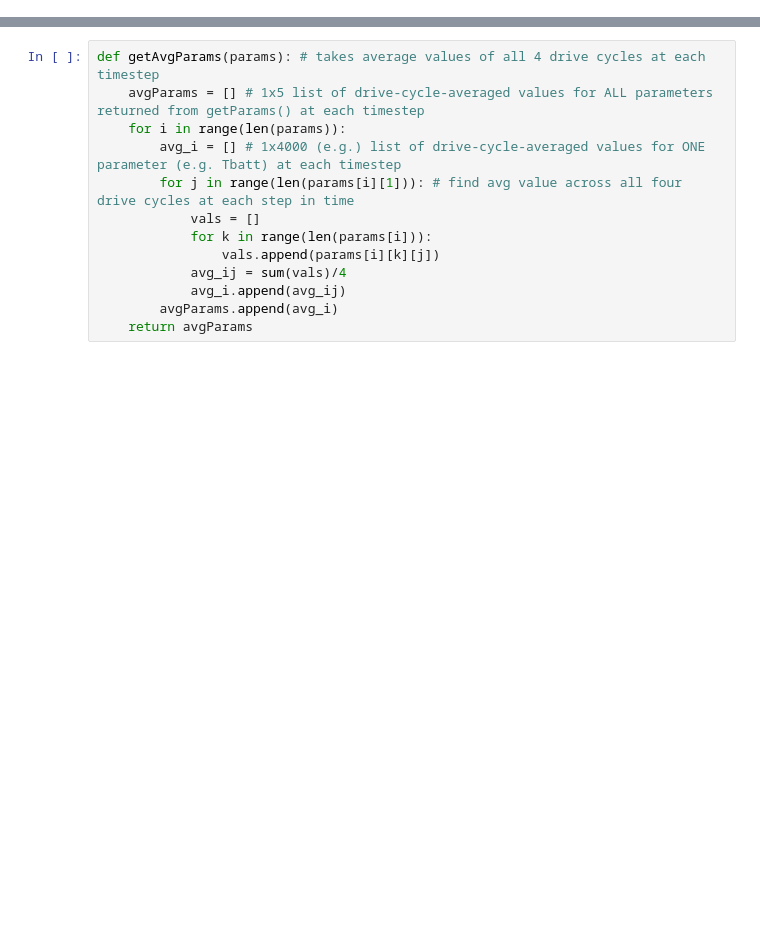
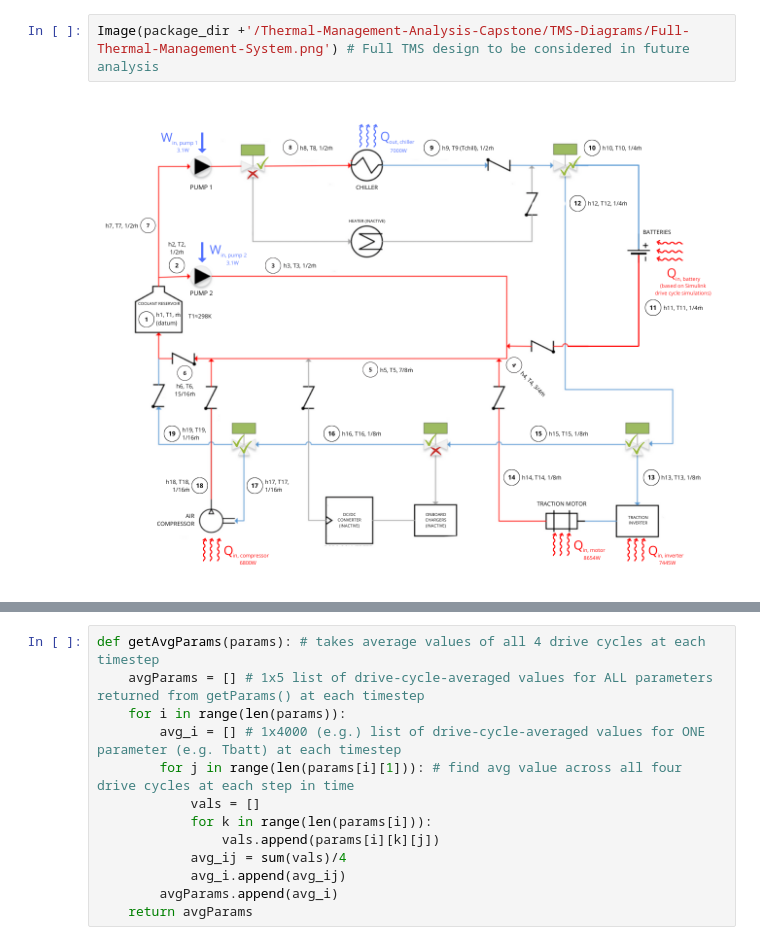
Before and after one commit to pjsingal/coding_projects, a Jupyter notebook: Python/Thermal-Management-Analysis-Capstone/Thermal-Management-Analysis-Capstone.ipynb, the cells around one changed output, grey strips where cells are left out. Drawn from its saved outputs; the diff is of its cells as text; blank space fills up the shorter version.

```diff
--- a/Python/Thermal-Management-Analysis-Capstone/Thermal-Management-Analysis-Capstone.ipynb
+++ b/Python/Thermal-Management-Analysis-Capstone/Thermal-Management-Analysis-Capstone.ipynb
@@ -17,3 +30,7 @@ ModuleNotFoundError: No module named 'scipy'
+# %%
+Image(package_dir +'/Thermal-Management-Analysis-Capstone/TMS-Diagrams/Full-Thermal-Management-System.png') # Full TMS design to be considered in future analysis
+# %% [output]
+[figure, added]
 # %%
 def getParams(VFR,chiller_capacity,loadCase):
     if loadCase == "WP":
```
Also changed, not shown: parts of 14 cells of this notebook, 33 other files.
